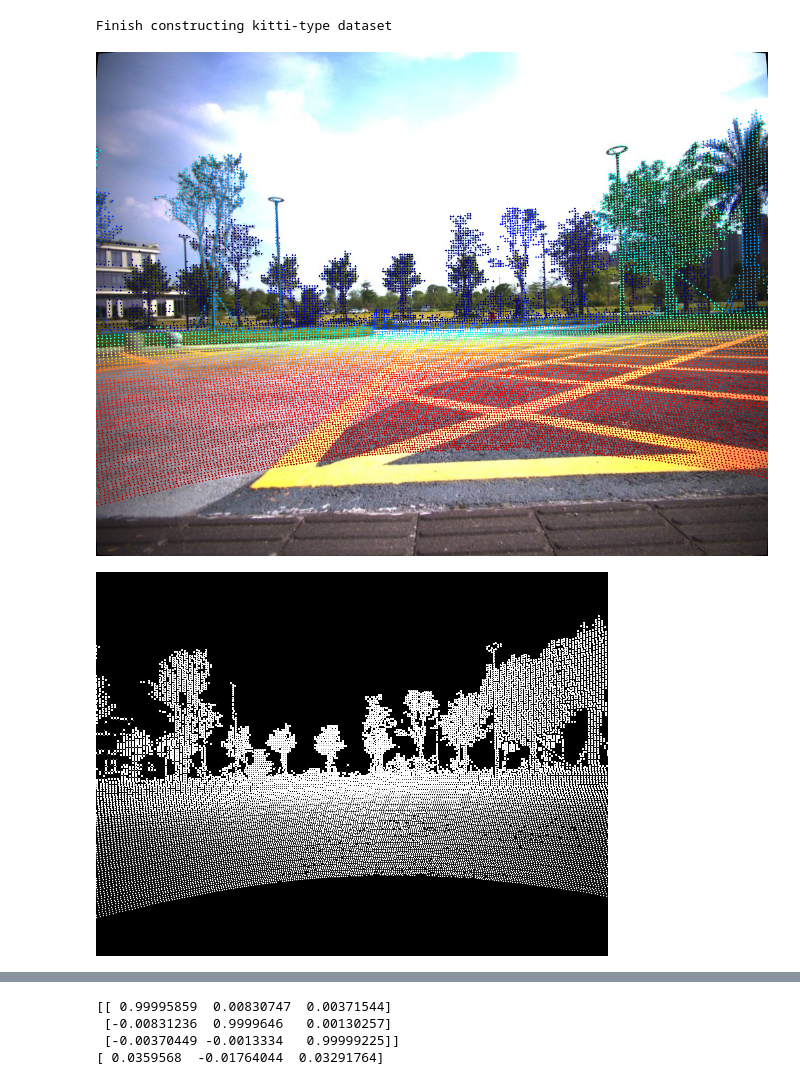
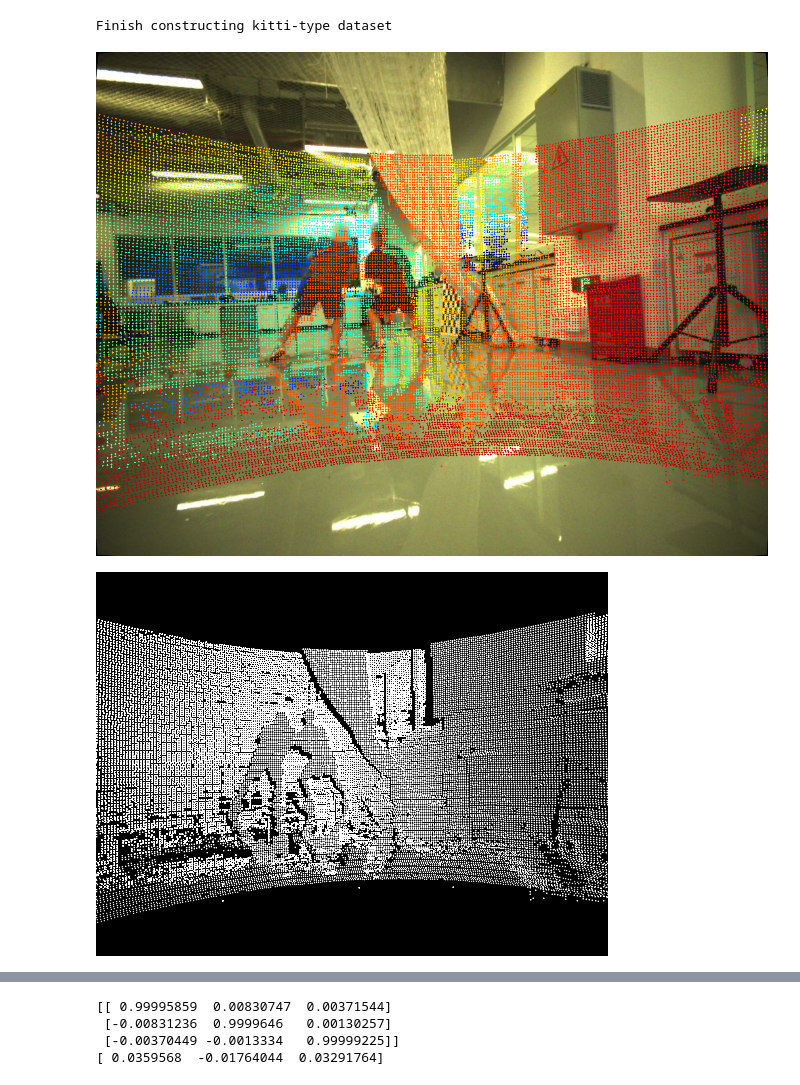
Before and after one commit to fusionportable/fusionportable_dataset_tools, a Jupyter notebook: write_data_to_kitti360.ipynb, the cells around one changed output, grey strips where cells are left out. Saved outputs shown, nothing was run; the diff lists cells and outputs as text; code cells hidden in the pictures.

```diff
--- a/write_data_to_kitti360.ipynb
+++ b/write_data_to_kitti360.ipynb
@@ -1,16 +1,12 @@
 # %%
 import os
-import rosbag
-from data_loader.ros_msg.pointcloud import PointCloud
-from data_loader.ros_msg.image import Image
-from data_loader.ros_msg.odometry import Odometry
 from data_loader.calib.intrinsic_extrinsic_loader import IntrinsicExtrinsicLoader
 from data_loader.file_loader import FileLoader
 from data_loader.file_writer import FileWriter
 from tools.utils import *
 
 platform = 'legged'
-sequence_name = 'legged_grass00'
+sequence_name = 'legged_room00'
 algorithm = 'fastlio2'
 # %%
 ##### Set up the output data path
@@ -131,7 +128,7 @@ if 'camera_odometry' in algorithm_rostopic_msg_frameid_dict.keys():
 
 ##### Match synchronized timestamps
 th_ouster_ousterun = 0.02
-th_ouster_fc, th_fl_fr = 0.05, 0.03
+th_ouster_fc, th_fl_fr = 0.03, 0.03
 th_ouster_ec, th_el_er = 0.05, 0.05
 matched_id_ouster_sensors_odom = []
 for id, time in enumerate(ouster_timestamps):
@@ -292,7 +291,7 @@ import matplotlib.pyplot as plt
 
 cmap = plt.get_cmap('jet')
 cmap_colors = cmap(np.linspace(0, 1, 21)) * 255
-frame_id = 0
+frame_id = 1447
 
 ##### Load point cloud and image
 pcd_path = os.path.join(kitti360_path, 'ouster00_undistort/points/data', '{:06d}.pcd'.format(frame_id))
@@ -302,35 +301,35 @@ if platform == 'vehicle':
   img = cv2.imread(img_path)
   camera = int_ext_loader.sensor_collection['vehicle_frame_left_camera']
 else:
   img_path = os.path.join(kitti360_path, 'frame_cam00', 'image/data', '{:06d}.png'.format(frame_id)) # images are already undistorted, but not rectified
   img = cv2.imread(img_path)
   camera = int_ext_loader.sensor_collection['frame_left_camera']
 
 ##### Load extrinsics from the tf_graph
 T_cam_lidar = int_ext_loader.tf_graph.get_relative_transform(camera.frame_id, 'body_imu')
 xyz_points_cam = np.matmul(T_cam_lidar[:3, :3], xyz_points.T).T + T_cam_lidar[:3, 3].T
 
 ##### Project point cloud onto the camera frame
 for p_C in xyz_points_cam:
   flag, u_C = camera.project(p_C)
   if flag:
     i = int(min(p_C[2], 20.0))
     color = (int(cmap_colors[i, 0]), int(cmap_colors[i, 1]), int(cmap_colors[i, 2]))
     cv2.circle(img, (int(u_C[0]), int(u_C[1])), radius=1, color=color, thickness=-1)
 img_pillow = Image.fromarray(cv2.cvtColor(img, cv2.COLOR_BGR2RGB))
 display(img_pillow.resize((img_pillow.size[0] // 1, img_pillow.size[1] // 1)))
 
 ##### Project point cloud onto the depth camera frame
 depth_img = np.zeros((camera.height, camera.width), dtype=np.uint32)
 for p_C in xyz_points_cam:
   flag, u_C = camera.project(p_C)
   if flag:
     depth_img[int(u_C[1])][int(u_C[0])] = np.uint32(p_C[2] * 1000)
 img_pillow = Image.fromarray(depth_img)
 display(img_pillow.resize((img_pillow.size[0] // 2, img_pillow.size[1] // 2)))
 # %% [output]
-[figure, old version]
+[figure, new version]
-[figure, old version]
+[figure, new version]
 # %%
 # TEST: visualize data
 from PIL import Image
```
Also changed, not shown: parts of 5 cells of this notebook, 2 other files.
